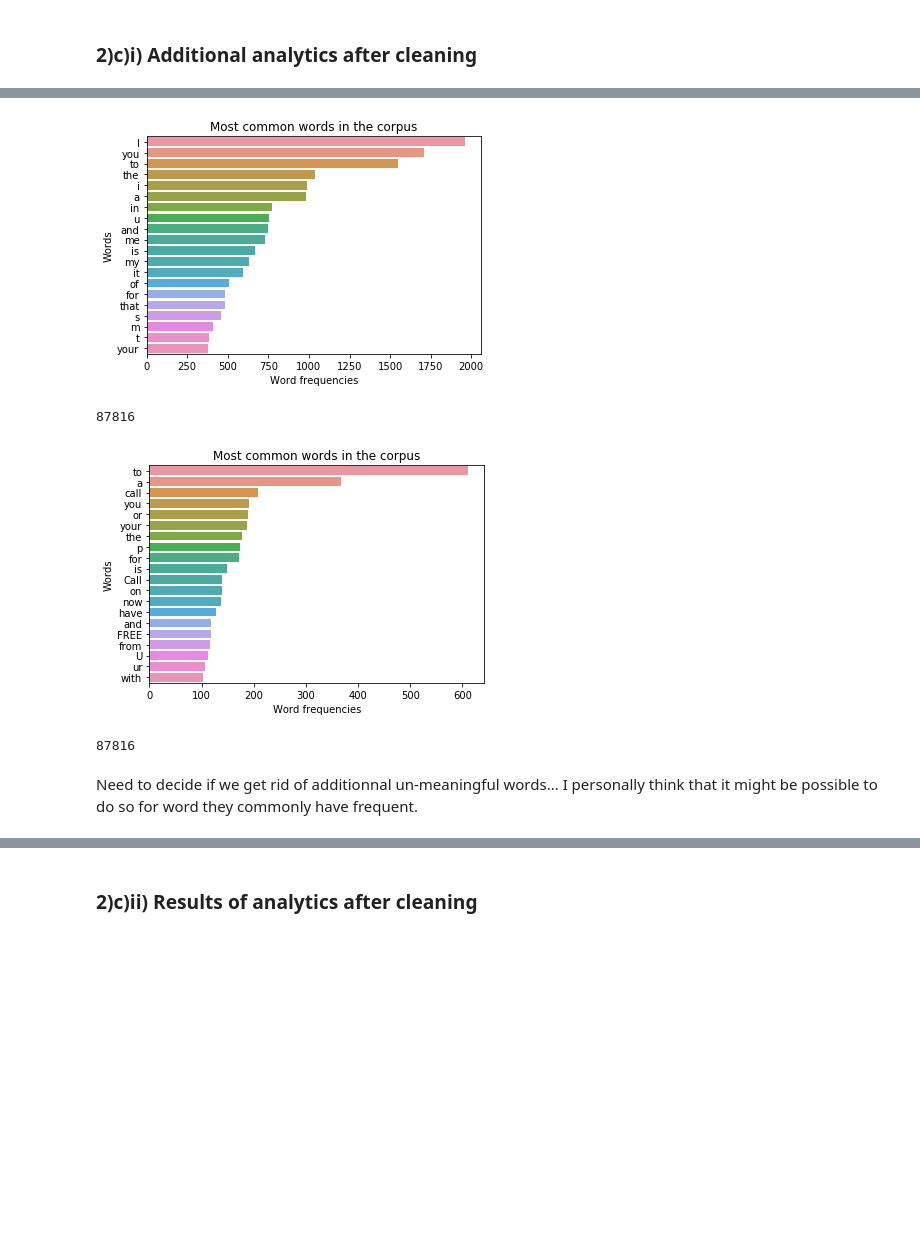
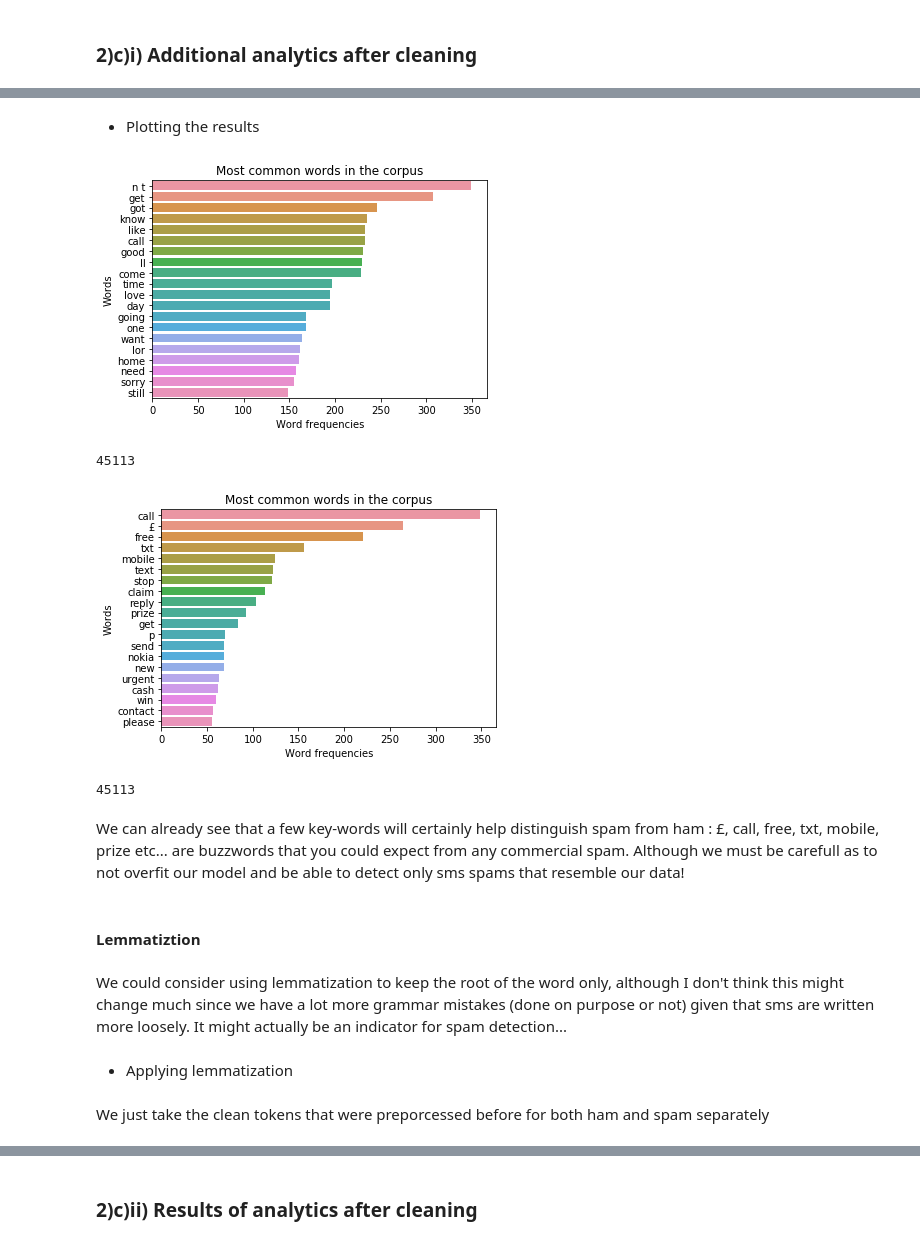
Before and after one commit to rickschneider95/Sms_Spam_Detection, a Jupyter notebook: Spam_Exploration.ipynb, the cells around one changed output, grey strips where cells are left out. Saved outputs shown, nothing was run; the diff lists cells and outputs as text; code cells hidden in the pictures; blank space fills up the shorter version.

Commit message:
naive bayes classifier and spam exploration update

```diff
--- a/Spam_Exploration.ipynb
+++ b/Spam_Exploration.ipynb
@@ -593,0 +600,6 @@ clean_sms = [[text for text in sms if sms not in stopW] for sms in tokens]
+# %%
+# creating a list with all reviews and more pre-processing
+textos = df3.tokens.tolist()
+texts = [[text.strip() for text in sms] for sms in textos]
+clean_tokens = [[word for word in sms if word != ''] for sms in texts]
+df3['clean_tokens'] = clean_tokens
@@ -601,7 +615,7 @@ def plot_frequent_words(list_of_words):
     plt.show()
 
 all_words = []
-for sms in clean_sms:
+for sms in clean_tokens:
     for text in sms:
         all_words.append(text)
 
@@ -640,0 +633,4 @@ clean_sms_spam = [[text for text in sms if sms not in stopW] for sms in tokens_s
+# %%
+ind = df3.loc[:,"class"]==1
+df_spam = df3[ind]
+df_ham = df3[-ind]
@@ -640,0 +639,15 @@ clean_sms_spam = [[text for text in sms if sms not in stopW] for sms in tokens_s
+# %%
+# Separating ham and spam and pre-processing them:
+df_spam['tokens'] = df_spam['sms'].apply(preprocessing)
+df_ham['tokens'] = df_ham['sms'].apply(preprocessing)
+
+# creating a list with spam and ham respectively
+textos_spam = df_spam.tokens.tolist()
+textos_ham = df_ham.tokens.tolist()
+
+# Additionnal pre-processing
+texts_spam = [[text.strip() for text in sms] for sms in textos_spam]
+texts_ham = [[text.strip() for text in sms] for sms in textos_ham]
+
+clean_tokens_spam = [[word for word in sms if word != ''] for sms in texts_spam]
+clean_tokens_ham = [[word for word in sms if word != ''] for sms in texts_ham]
@@ -641,21 +665,31 @@ clean_sms_spam = [[text for text in sms if sms not in stopW] for sms in tokens_s
+# %% [markdown]
+* Plotting the results
 # %%
 all_words_ham = []
-for sms in clean_sms_ham:
+for sms in clean_tokens_ham:
     for text in sms:
         all_words_ham.append(text)
 plot_frequent_words(all_words_ham)
 print(len(all_words))
 
 all_words_spam = []
-for sms in clean_sms_spam:
+for sms in clean_tokens_spam:
     for text in sms:
         all_words_spam.append(text)
 plot_frequent_words(all_words_spam)
 print(len(all_words))
 # %% [output]
-[figure, old version]
+[figure, new version]
-87816
+45113
-[figure, old version]
+[figure, new version]
-87816
+45113
-# %% [markdown]
-Need to decide if we get rid of additionnal un-meaningful words... I personally think that it might be possible to do so for word they commonly have frequent.
+# %% [markdown]
+We can already see that a few key-words will certainly help distinguish spam from ham : £, call, free, txt, mobile, prize etc... are buzzwords that you could expect from any commercial spam. Although we must be carefull as to not overfit our model and be able to detect only sms spams that resemble our data!
+# %% [markdown]
+#### Lemmatiztion
+# %% [markdown]
+We could consider using lemmatization to keep the root of the word only, although I don't think this might change much since we have a lot more grammar mistakes (done on purpose or not) given that sms are written more loosely. It might actually be an indicator for spam detection...
+# %% [markdown]
+* Applying lemmatization
+# %% [markdown]
+We just take the clean tokens that were preporcessed before for both ham and spam separately
```
Also changed, not shown: parts of 28 cells of this notebook, 2 other files.
